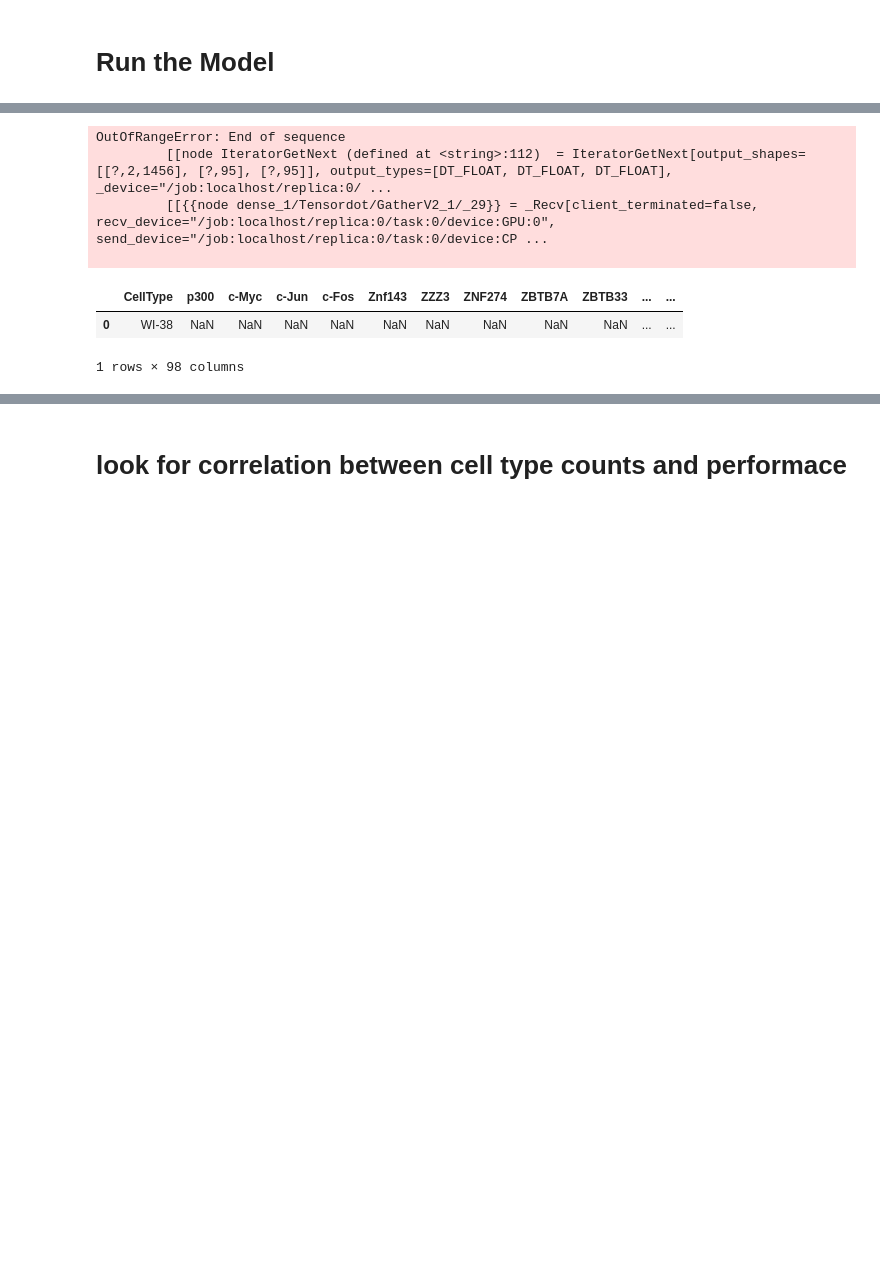
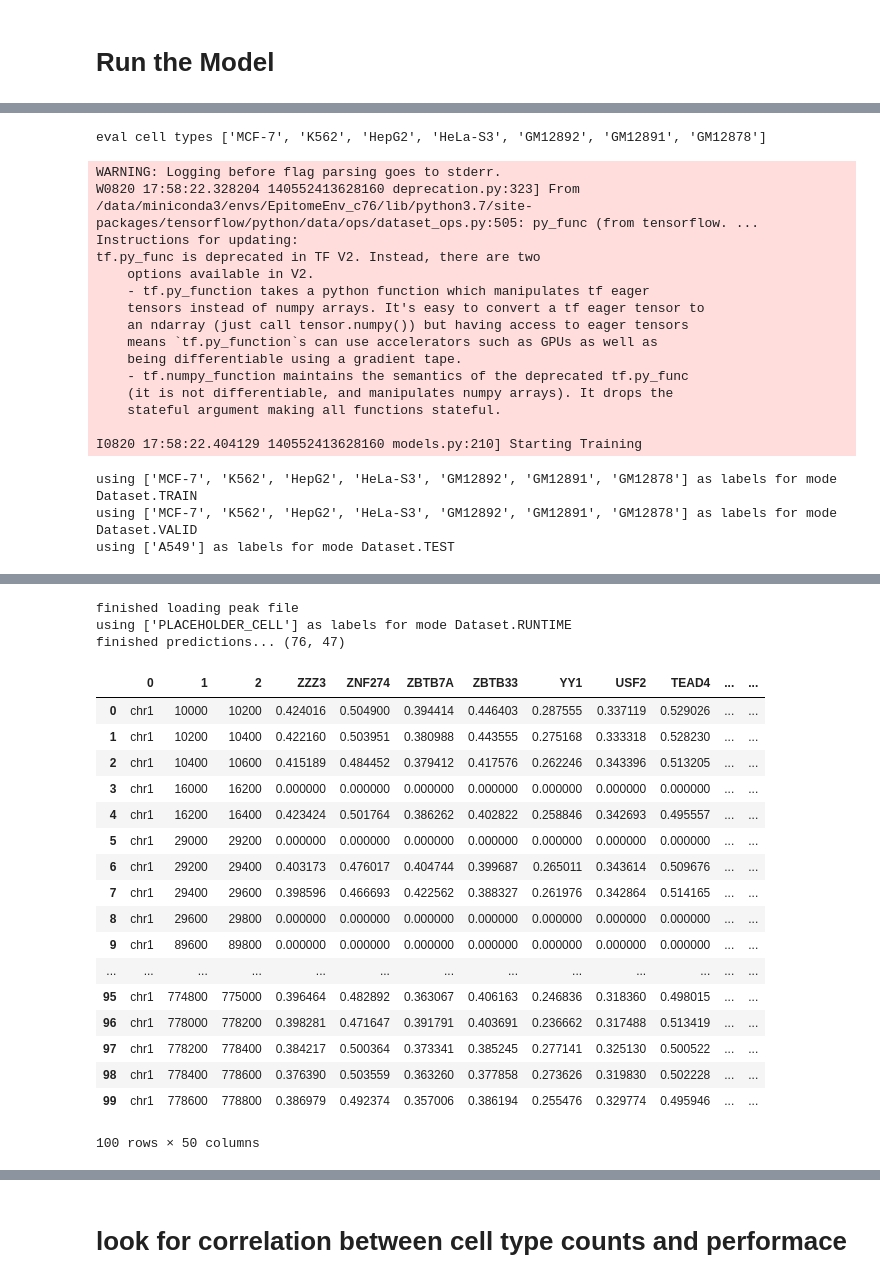
Before and after one commit to YosefLab/epitome, a Jupyter notebook: dnase/model_main.ipynb, the cells around one changed output, grey strips where cells are left out. Saved outputs shown, nothing was run; the diff lists cells and outputs as text; code cells hidden in the pictures; blank space fills up the shorter version.

```diff
--- a/dnase/model_main.ipynb
+++ b/dnase/model_main.ipynb
@@ -95,0 +40,7 @@ print(valid_data["y"].shape, train_data["y"].shape, test_data["y"].shape)
+# %%
+
+train_data, valid_data, test_data = load_epitome_data(config['epitome_data_dir'])
+# %%
+# train_data, valid_data, test_data = load_epitome_data(config['epitome_data_dir'])
+data = {Dataset.TRAIN: train_data, Dataset.VALID: valid_data, Dataset.TEST: test_data}
+print(data[Dataset.TRAIN].shape, data[Dataset.VALID].shape, data[Dataset.TEST].shape)
@@ -283,13 +104,0 @@ WARNING:tensorflow:ATF3: Only one class present in y_true. ROC AUC score is not
-# %%
-preds, truth, assay_dict, microAUC, macroAUC, _ = model.test(40000, mode = Dataset.TEST, log=True)
-# %% [output]
-OutOfRangeError: End of sequence
-         [[node IteratorGetNext (defined at <string>:112)  = IteratorGetNext[output_shapes=[[?,2,1456], [?,95], [?,95]], output_types=[DT_FLOAT, DT_FLOAT, DT_FLOAT], _device="/job:localhost/replica:0/ ...
-         [[{{node dense_1/Tensordot/GatherV2_1/_29}} = _Recv[client_terminated=false, recv_device="/job:localhost/replica:0/task:0/device:GPU:0", send_device="/job:localhost/replica:0/task:0/device:CP ...
-
-# %%
-df_AUC
-# %% [output]
-|  | CellType | p300 | c-Myc | c-Jun | c-Fos | Znf143 | ZZZ3 | ZNF274 | ZBTB7A | ZBTB33 | ... | ... |
-| 0 | WI-38 | NaN | NaN | NaN | NaN | NaN | NaN | NaN | NaN | NaN | ... | ... |
-1 rows × 98 columns
@@ -302,0 +105,34 @@ cuda.close()
+# %%
+import multiprocessing
+test_celltypes = ['A549'] # most available cell types
+
+model = MLP(data,
+            test_celltypes,
+            matrix,
+            assaymap,
+            cellmap,
+            shuffle_size=2,
+            batch_size=64)
+
+model.train(10)
+model.score_peak_file("/home/eecs/akmorrow/epitome/data/test.bed")
+# %% [output]
+eval cell types ['MCF-7', 'K562', 'HepG2', 'HeLa-S3', 'GM12892', 'GM12891', 'GM12878']
+WARNING: Logging before flag parsing goes to stderr.
+W0820 17:58:22.328204 140552413628160 deprecation.py:323] From /data/miniconda3/envs/EpitomeEnv_c76/lib/python3.7/site-packages/tensorflow/python/data/ops/dataset_ops.py:505: py_func (from tensorflow. ...
+Instructions for updating:
+tf.py_func is deprecated in TF V2. Instead, there are two
+    options available in V2.
+    - tf.py_function takes a python function which manipulates tf eager
+    tensors instead of numpy arrays. It's easy to convert a tf eager tensor to
+    an ndarray (just call tensor.numpy()) but having access to eager tensors
+    means `tf.py_function`s can use accelerators such as GPUs as well as
+    being differentiable using a gradient tape.
+    - tf.numpy_function maintains the semantics of the deprecated tf.py_func
+    (it is not differentiable, and manipulates numpy arrays). It drops the
+    stateful argument making all functions stateful.
+
+I0820 17:58:22.404129 140552413628160 models.py:210] Starting Training
+using ['MCF-7', 'K562', 'HepG2', 'HeLa-S3', 'GM12892', 'GM12891', 'GM12878'] as labels for mode Dataset.TRAIN
+using ['MCF-7', 'K562', 'HepG2', 'HeLa-S3', 'GM12892', 'GM12891', 'GM12878'] as labels for mode Dataset.VALID
+using ['A549'] as labels for mode Dataset.TEST
@@ -302,0 +143,21 @@ cuda.close()
+finished loading peak file
+using ['PLACEHOLDER_CELL'] as labels for mode Dataset.RUNTIME
+finished predictions... (76, 47)
+|  | 0 | 1 | 2 | ZZZ3 | ZNF274 | ZBTB7A | ZBTB33 | YY1 | USF2 | TEAD4 | ... | ... |
+| 0 | chr1 | 10000 | 10200 | 0.424016 | 0.504900 | 0.394414 | 0.446403 | 0.287555 | 0.337119 | 0.529026 | ... | ... |
+| 1 | chr1 | 10200 | 10400 | 0.422160 | 0.503951 | 0.380988 | 0.443555 | 0.275168 | 0.333318 | 0.528230 | ... | ... |
+| 2 | chr1 | 10400 | 10600 | 0.415189 | 0.484452 | 0.379412 | 0.417576 | 0.262246 | 0.343396 | 0.513205 | ... | ... |
+| 3 | chr1 | 16000 | 16200 | 0.000000 | 0.000000 | 0.000000 | 0.000000 | 0.000000 | 0.000000 | 0.000000 | ... | ... |
+| 4 | chr1 | 16200 | 16400 | 0.423424 | 0.501764 | 0.386262 | 0.402822 | 0.258846 | 0.342693 | 0.495557 | ... | ... |
+| 5 | chr1 | 29000 | 29200 | 0.000000 | 0.000000 | 0.000000 | 0.000000 | 0.000000 | 0.000000 | 0.000000 | ... | ... |
+| 6 | chr1 | 29200 | 29400 | 0.403173 | 0.476017 | 0.404744 | 0.399687 | 0.265011 | 0.343614 | 0.509676 | ... | ... |
+| 7 | chr1 | 29400 | 29600 | 0.398596 | 0.466693 | 0.422562 | 0.388327 | 0.261976 | 0.342864 | 0.514165 | ... | ... |
+| 8 | chr1 | 29600 | 29800 | 0.000000 | 0.000000 | 0.000000 | 0.000000 | 0.000000 | 0.000000 | 0.000000 | ... | ... |
+| 9 | chr1 | 89600 | 89800 | 0.000000 | 0.000000 | 0.000000 | 0.000000 | 0.000000 | 0.000000 | 0.000000 | ... | ... |
+| ... | ... | ... | ... | ... | ... | ... | ... | ... | ... | ... | ... | ... |
+| 95 | chr1 | 774800 | 775000 | 0.396464 | 0.482892 | 0.363067 | 0.406163 | 0.246836 | 0.318360 | 0.498015 | ... | ... |
+| 96 | chr1 | 778000 | 778200 | 0.398281 | 0.471647 | 0.391791 | 0.403691 | 0.236662 | 0.317488 | 0.513419 | ... | ... |
+| 97 | chr1 | 778200 | 778400 | 0.384217 | 0.500364 | 0.373341 | 0.385245 | 0.277141 | 0.325130 | 0.500522 | ... | ... |
+| 98 | chr1 | 778400 | 778600 | 0.376390 | 0.503559 | 0.363260 | 0.377858 | 0.273626 | 0.319830 | 0.502228 | ... | ... |
+| 99 | chr1 | 778600 | 778800 | 0.386979 | 0.492374 | 0.357006 | 0.386194 | 0.255476 | 0.329774 | 0.495946 | ... | ... |
+100 rows × 50 columns
```
Also changed, not shown: parts of 28 cells of this notebook, 18 other files.
